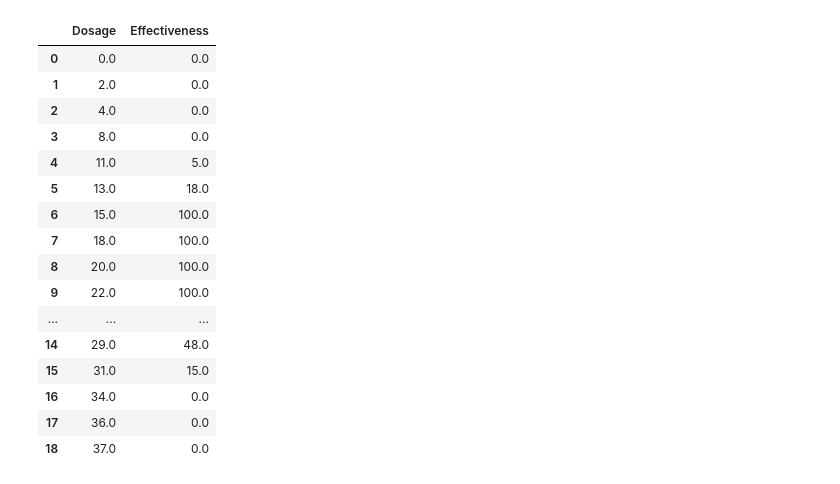
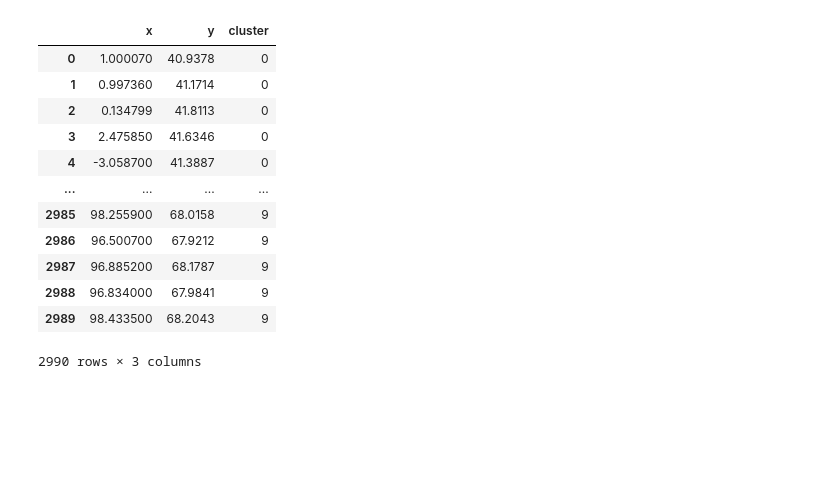
Before and after one commit to haroonsyed/Rust-Machine-Learning, a Jupyter notebook: notebooks/Regression-Tree.ipynb, the cells around one changed output. Drawn from its saved outputs; the diff is of its cells as text; code cells hidden in the pictures; blank space fills up the shorter version.

```diff
--- a/notebooks/Regression-Tree.ipynb
+++ b/notebooks/Regression-Tree.ipynb
@@ -5,31 +7,27 @@ import pandas as pd
 # %%
 # Get the csv data
 # df = pd.read_csv("../data/iris.data")
-# df = pd.read_csv("../data/kmeans-dataset.csv")
+df = pd.read_csv("../data/kmeans-dataset.csv")
 # df = pd.read_csv("../data/winequality-red.csv")
-df = pd.DataFrame({
-  "Dosage": [0.0,2.0,4.0,8.0,11.0,13.0,15.0,18.0,20.0,22.0,25.0,26.0,27.0,28.0,29.0,31.0,34.0,36.0,37.0],
-  "Effectiveness": [0.0,0.0,0.0,0.0,5.0,18.0,100.0,100.0,100.0,100.0,60.0,58.0,56.0,52.0,48.0,15.0,0.0,0.0,0.0]
-})
+# df = pd.DataFrame({
+#   "Dosage": [0.0,2.0,4.0,8.0,11.0,13.0,15.0,18.0,20.0,22.0,25.0,26.0,27.0,28.0,29.0,31.0,34.0,36.0,37.0],
+#   "Effectiveness": [0.0,0.0,0.0,0.0,5.0,18.0,100.0,100.0,100.0,100.0,60.0,58.0,56.0,52.0,48.0,15.0,0.0,0.0,0.0]
+# })
 df
 # %% [output]
-|  | Dosage | Effectiveness |
-| 0 | 0.0 | 0.0 |
-| 1 | 2.0 | 0.0 |
-| 2 | 4.0 | 0.0 |
-| 3 | 8.0 | 0.0 |
-| 4 | 11.0 | 5.0 |
-| 5 | 13.0 | 18.0 |
-| 6 | 15.0 | 100.0 |
-| 7 | 18.0 | 100.0 |
-| 8 | 20.0 | 100.0 |
-| 9 | 22.0 | 100.0 |
-| ... | ... | ... |
-| 14 | 29.0 | 48.0 |
-| 15 | 31.0 | 15.0 |
-| 16 | 34.0 | 0.0 |
-| 17 | 36.0 | 0.0 |
-| 18 | 37.0 | 0.0 |
+|  | x | y | cluster |
+| 0 | 1.000070 | 40.9378 | 0 |
+| 1 | 0.997360 | 41.1714 | 0 |
+| 2 | 0.134799 | 41.8113 | 0 |
+| 3 | 2.475850 | 41.6346 | 0 |
+| 4 | -3.058700 | 41.3887 | 0 |
+| ... | ... | ... | ... |
+| 2985 | 98.255900 | 68.0158 | 9 |
+| 2986 | 96.500700 | 67.9212 | 9 |
+| 2987 | 96.885200 | 68.1787 | 9 |
+| 2988 | 96.834000 | 67.9841 | 9 |
+| 2989 | 98.433500 | 68.2043 | 9 |
+2990 rows × 3 columns
 # %%
 # Ensure categoriical data is one-hot encoded
 # columns is list of ints
```
Also changed, not shown: parts of 7 cells of this notebook, 5 other files.
